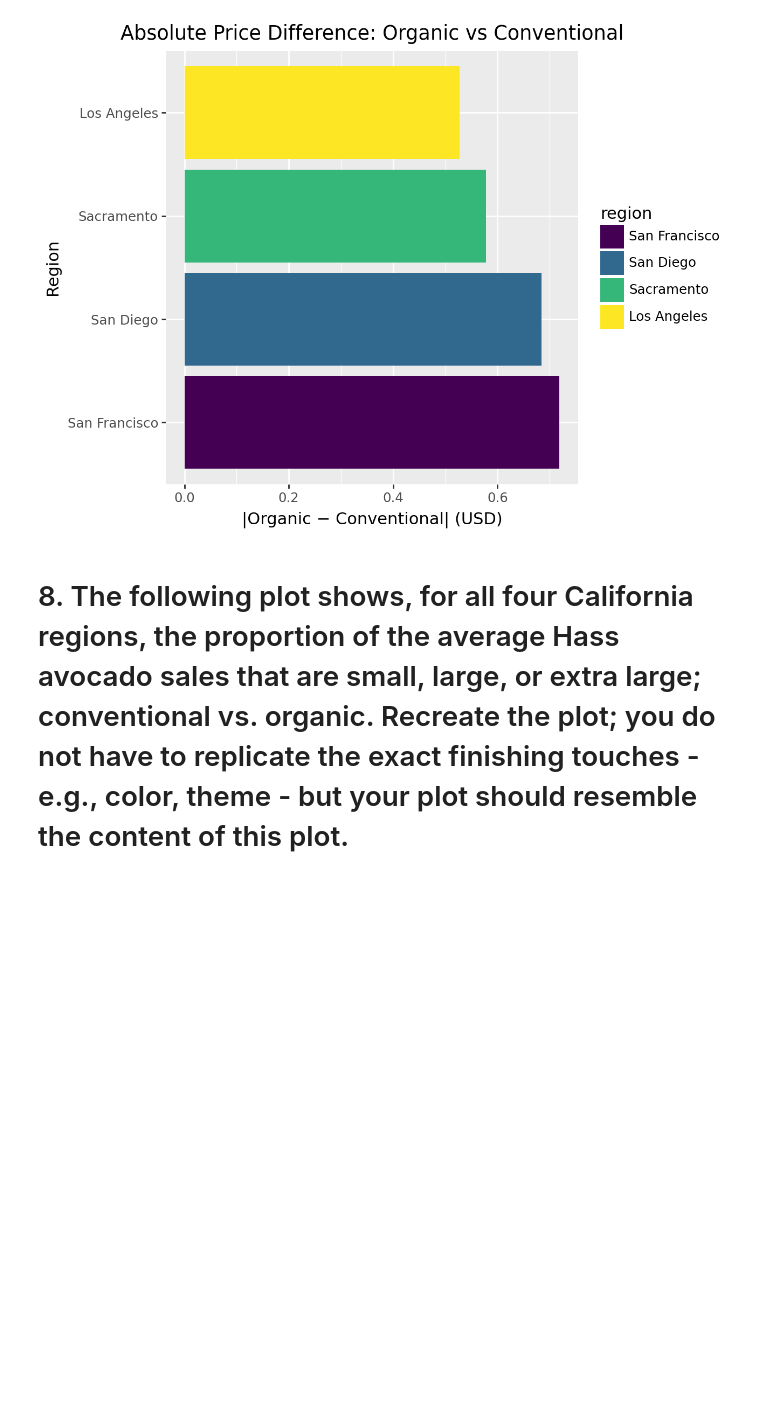
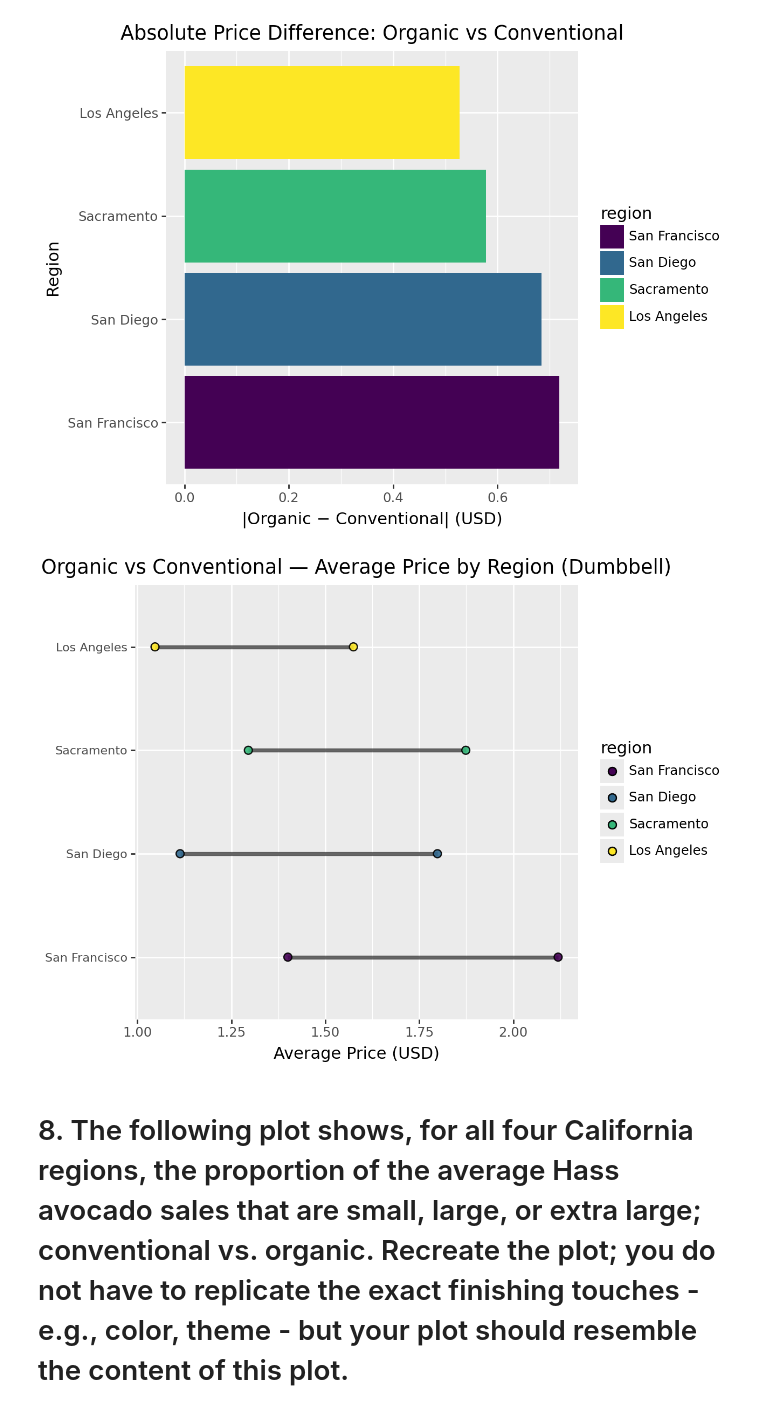
Before and after one commit to NavSanya/GSB544_Projects, a Jupyter notebook: Week2/Lab 2/Lab2.ipynb, the cells around one changed output. Cells and saved outputs as stored; diff of their text form; code cells hidden in the pictures; blank space fills up the shorter version.

```diff
--- a/Week2/Lab 2/Lab2.ipynb
+++ b/Week2/Lab 2/Lab2.ipynb
@@ -248,6 +266,35 @@ diff_bar = (
 diff_bar.show()
 # %% [output]
 [figure]
+# %%
+# Long form for points + a segment frame for the "dumbbell"
+seg = (
+    q7_summary[['organic','conventional','price_difference']]
+    .reset_index()
+    .rename(columns={'index':'region'})
+)
+
+# Order regions by absolute difference (desc)
+seg = seg.sort_values('price_difference', ascending=False)
+seg['region'] = pd.Categorical(seg['region'], categories=seg['region'], ordered=True)
+
+# Dumbbell: line between the two values + points on each end
+dumbbell = (
+    p9.ggplot(seg, p9.aes(y='region', fill = 'region'))
+    + p9.geom_segment(p9.aes(x='conventional', xend='organic', y='region', yend='region'), size=1.5, alpha=0.6)
+    + p9.geom_point(p9.aes(x='conventional'), size=2.5, alpha=0.9)
+    + p9.geom_point(p9.aes(x='organic'), size=2.5, alpha=0.9)
+    + p9.labs(
+        title='Organic vs Conventional — Average Price by Region (Dumbbell)',
+        x='Average Price (USD)', y=''
+    )
+    + p9.theme(
+        axis_text_y=p9.element_text(size=8)
+    )
+)
+dumbbell.show()
+# %% [output]
+[figure, added]
 # %% [markdown]
 # 8. The following plot shows, for all four California regions, the proportion of the average Hass avocado sales that are small, large, or extra large; conventional vs. organic. Recreate the plot; you do not have to replicate the exact finishing touches - e.g., color, theme - but your plot should resemble the content of this plot.
 # %%
```
Also changed, not shown: parts of 9 cells of this notebook, 1 other file.
